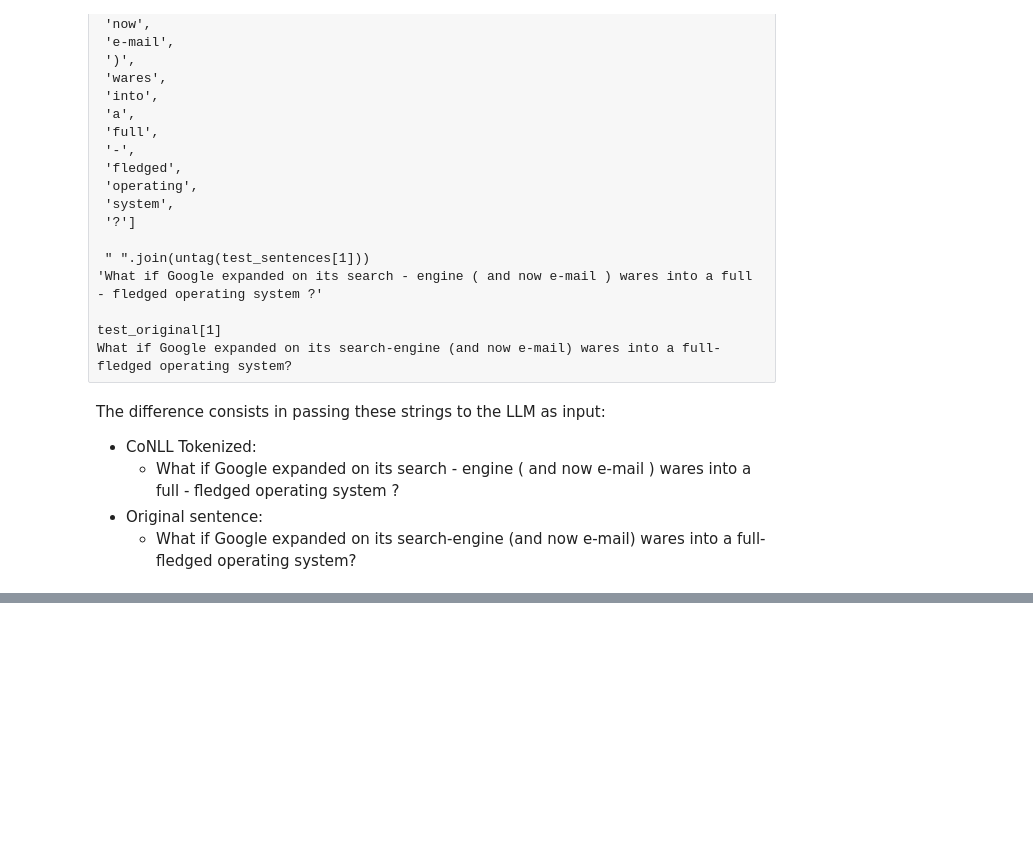
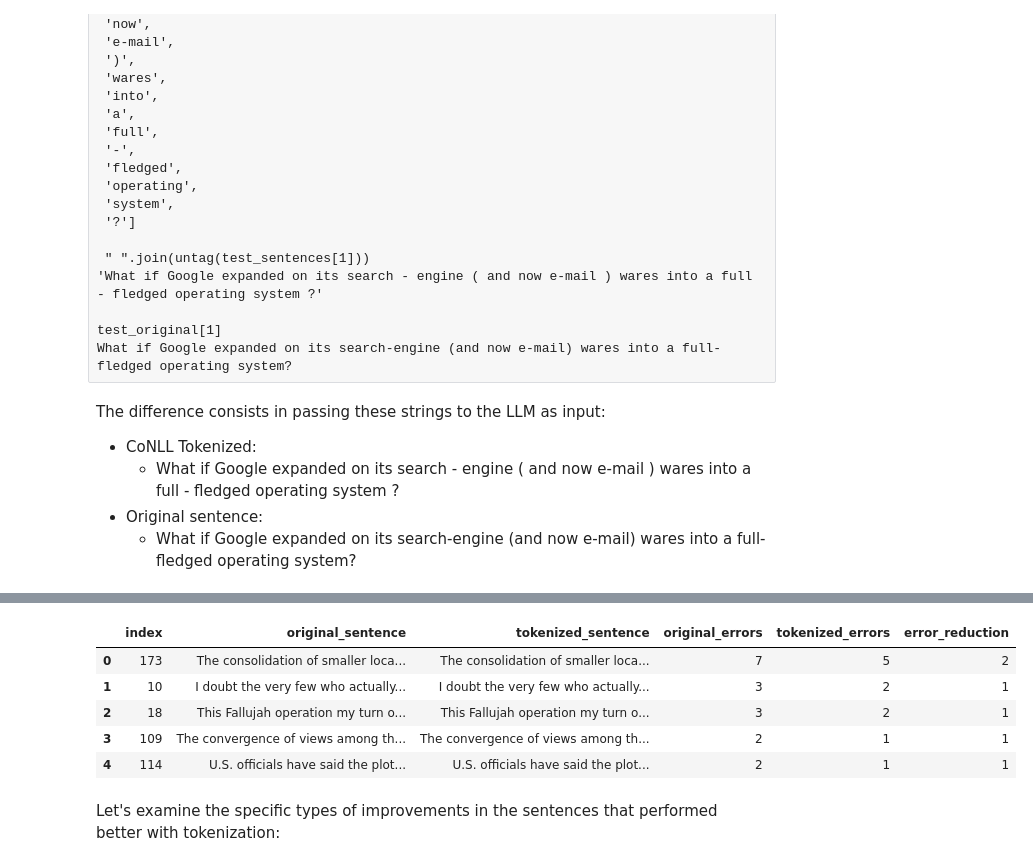
Before and after one commit to gilbarel1/pos-tagging, a Jupyter notebook: ud_pos_tagger_gemini.ipynb, the cells around one changed output, grey strips where cells are left out. Drawn from its saved outputs; the diff is of its cells as text; code cells hidden in the pictures; blank space fills up the shorter version.

```diff
--- a/ud_pos_tagger_gemini.ipynb
+++ b/ud_pos_tagger_gemini.ipynb
@@ -440,0 +526,11 @@ The difference consists in passing these strings to the LLM as input:
+# %%
+df
+# %% [output]
+|  | index | original_sentence | tokenized_sentence | original_errors | tokenized_errors | error_reduction |
+| 0 | 173 | The consolidation of smaller loca... | The consolidation of smaller loca... | 7 | 5 | 2 |
+| 1 | 10 | I doubt the very few who actually... | I doubt the very few who actually... | 3 | 2 | 1 |
+| 2 | 18 | This Fallujah operation my turn o... | This Fallujah operation my turn o... | 3 | 2 | 1 |
+| 3 | 109 | The convergence of views among th... | The convergence of views among th... | 2 | 1 | 1 |
+| 4 | 114 | U.S. officials have said the plot... | U.S. officials have said the plot... | 2 | 1 | 1 |
+# %% [markdown]
+Let's examine the specific types of improvements in the sentences that performed better with tokenization:
```
Also changed, not shown: parts of 2 cells of this notebook.
